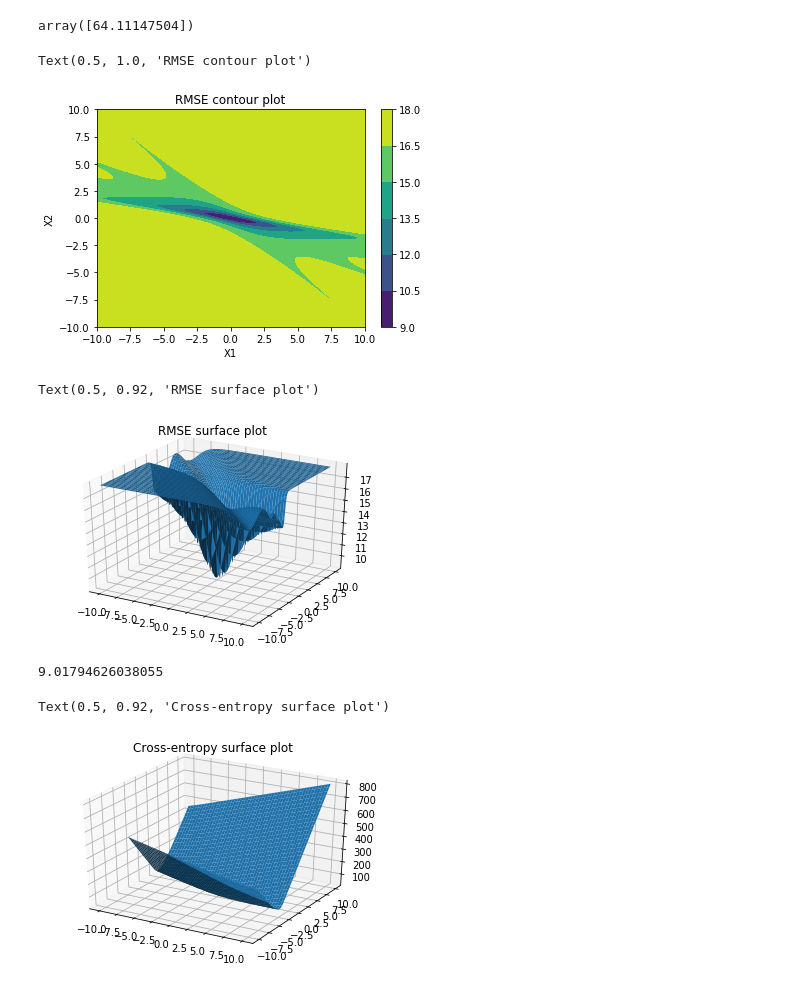
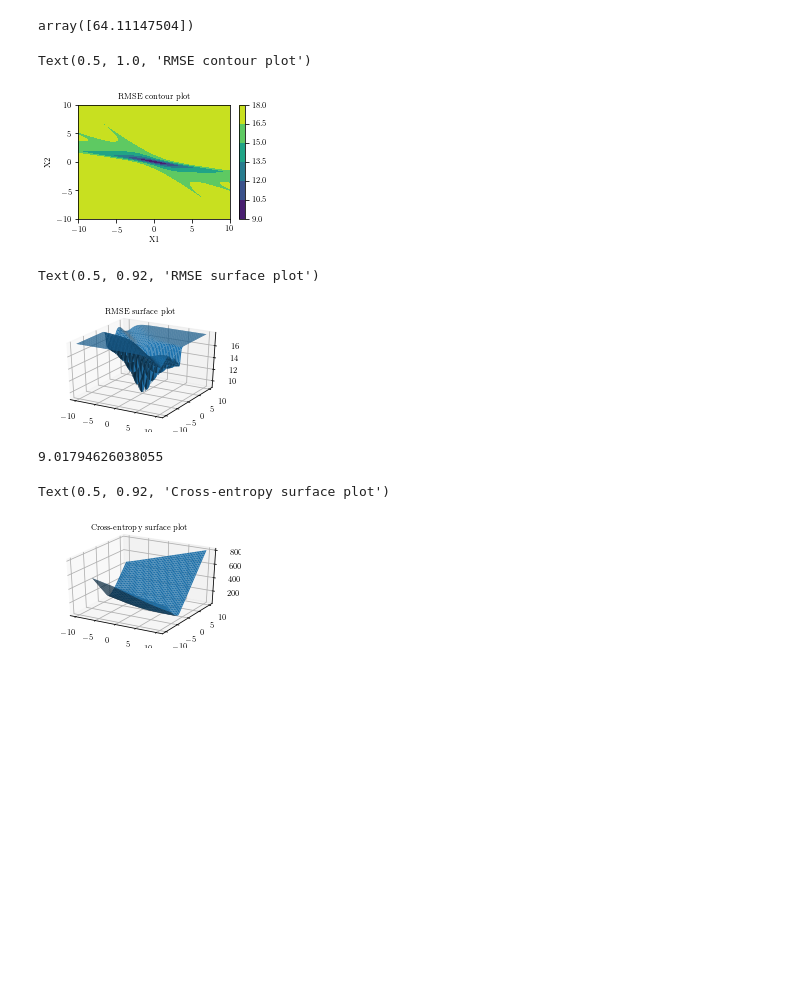
Before and after one commit to nipunbatra/ml-teaching, a Jupyter notebook: notebooks/logistic-regression-cost.ipynb, the cells around one changed output. Saved outputs shown, nothing was run; the diff lists cells and outputs as text; code cells hidden in the pictures; blank space fills up the shorter version.

```diff
--- a/notebooks/logistic-regression-cost.ipynb
+++ b/notebooks/logistic-regression-cost.ipynb
@@ -49,26 +50,26 @@ for i in range(len(theta_0_li)):
     for j in range(len(theta_0_li)):
         z[i, j] = cost_rmse(theta_0_li[i, j], theta_1_li[i, j])
 # %%
-#latexify()
+latexify()
 plt.contourf(theta_0_li, theta_1_li, z)
 plt.xlabel('X1')
 plt.ylabel('X2')
 plt.colorbar()
 plt.title('RMSE contour plot')
 # %% [output]
 Text(0.5, 1.0, 'RMSE contour plot')
-[figure, old version]
+[figure, new version]
 # %%
 import matplotlib.pyplot as plt
 from mpl_toolkits.mplot3d import Axes3D
-#latexify()
+latexify()
 fig = plt.figure()
 ax = fig.add_subplot(111, projection='3d')
 ax.plot_surface(theta_0_li, theta_1_li, z)
 ax.set_title('RMSE surface plot')
 # %% [output]
 Text(0.5, 0.92, 'RMSE surface plot')
-[figure, old version]
+[figure, new version]
 # %%
 import pandas as pd
 # %%
@@ -90,12 +91,12 @@ for i in range(len(theta_0_li)):
 import matplotlib.pyplot as plt
 from mpl_toolkits.mplot3d import Axes3D
 
-#latexify()
+latexify()
 fig = plt.figure()
 ax = fig.add_subplot(111, projection='3d')
 ax.plot_surface(theta_0_li, theta_1_li, z2)
 ax.set_title('Cross-entropy surface plot')
 # %% [output]
 Text(0.5, 0.92, 'Cross-entropy surface plot')
-[figure, old version]
+[figure, new version]
 # %%
```
Also changed, not shown: parts of 2 cells of this notebook, 4 other files.
